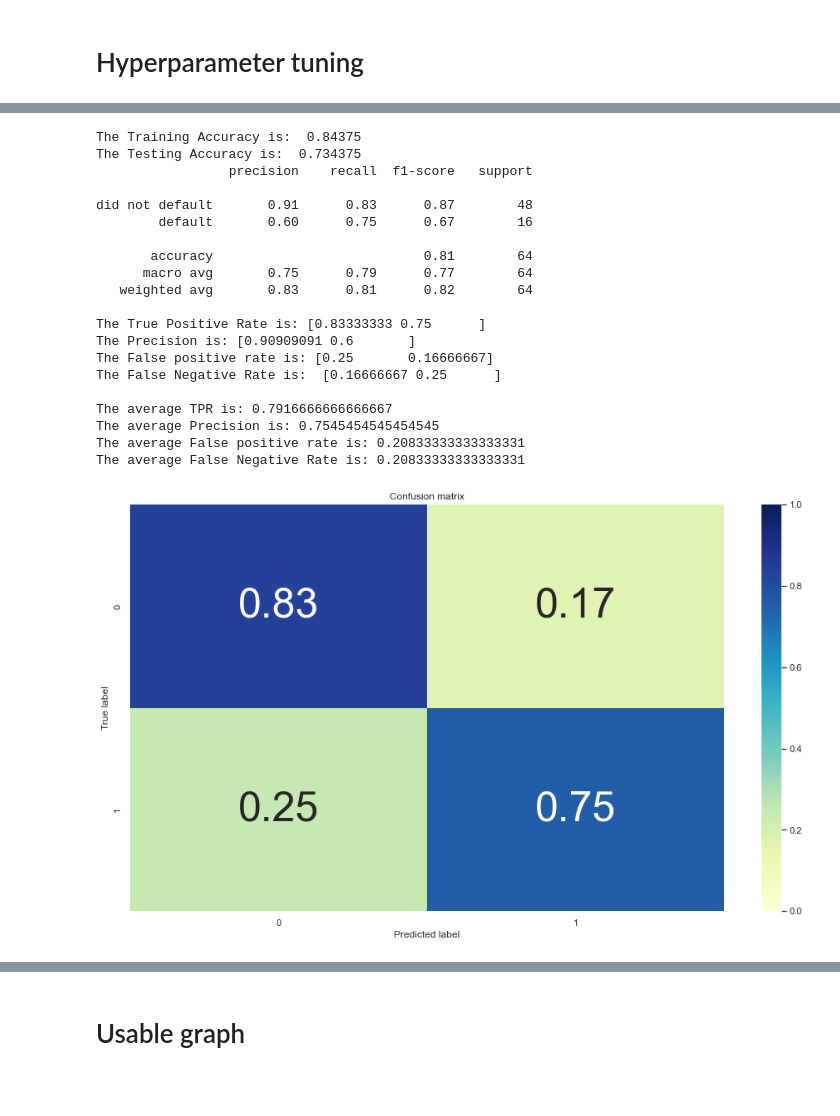
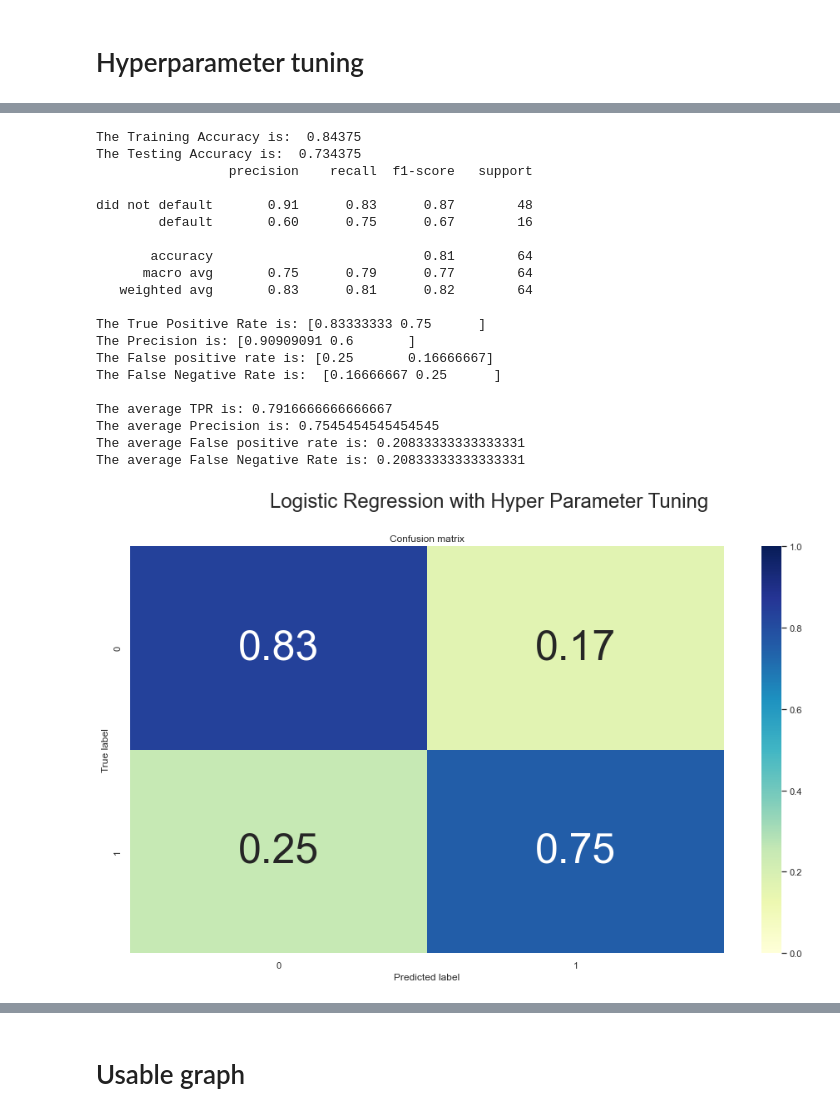
Before and after one commit to Sean-Chaos/DBA-4811-Assignment-2, a Jupyter notebook: Assignment 2 final.ipynb, the cells around one changed output, grey strips where cells are left out. Saved outputs shown, nothing was run; the diff lists cells and outputs as text; code cells hidden in the pictures; blank space fills up the shorter version.

```diff
--- a/Assignment 2 final.ipynb
+++ b/Assignment 2 final.ipynb
@@ -687,7 +685,7 @@ X = df.drop(["default"], axis = 1)
 X_train, X_test, y_train, y_test = train_test_split(X, y, test_size=.2, random_state=0)
 
 #--------------------------------------------------------------------------------------------------
-model = LogisticRegression(max_iter=500, penalty="l1", C=13.89495494373136, solver='liblinear')
+model = LogisticRegression(max_iter=500, penalty="l2", C=596.3623316594636, solver='newton-cg')
 model.fit(X_train, y_train)
 
 #--------------------------------------------------------------------------------------------------
@@ -702,7 +700,8 @@ cm = confusion_matrix(y_test, y_pred)
 cm_norm = cm / cm.sum(axis=1).reshape(-1,1)
 
 plot_confusion_matrix(cm_norm, classes = model.classes_, title='Confusion matrix')
-plt.savefig('temp.png', transparent=True)
+plt.suptitle('Logistic Regression with Hyper Parameter Tuning', fontsize = 24)
+plt.savefig('temp.png', transparent=True, dpi=600)
 
 #--------------------------------------------------------------------------------------------------
 # Calculating False Positives (FP), False Negatives (FN), True Positives (TP) & True Negatives (TN)
@@ -730,34 +729,34 @@ print("The False positive rate is:", FPR)
 FNR = FN / (FN + TP)
 print("The False Negative Rate is: ", FNR)
 
 ##Total averages :
 print("")
 print("The average TPR is:", TPR.sum()/2)
 print("The average Precision is:", PPV.sum()/2)
 print("The average False positive rate is:", FPR.sum()/2)
 print("The average False Negative Rate is:", FNR.sum()/2)
 # %% [output]
 The Training Accuracy is:  0.84375
 The Testing Accuracy is:  0.734375
                  precision    recall  f1-score   support
 
 did not default       0.91      0.83      0.87        48
         default       0.60      0.75      0.67        16
 
        accuracy                           0.81        64
       macro avg       0.75      0.79      0.77        64
    weighted avg       0.83      0.81      0.82        64
 
 The True Positive Rate is: [0.83333333 0.75      ]
 The Precision is: [0.90909091 0.6       ]
 The False positive rate is: [0.25       0.16666667]
 The False Negative Rate is:  [0.16666667 0.25      ]
 
 The average TPR is: 0.7916666666666667
 The average Precision is: 0.7545454545454545
 The average False positive rate is: 0.20833333333333331
 The average False Negative Rate is: 0.20833333333333331
-[figure, old version]
+[figure, new version]
 # %%
  #--------------------------------------------------------------------------------------------------
 fig = plt.figure(figsize=(16,9))
```
Also changed, not shown: parts of 3 cells of this notebook.
